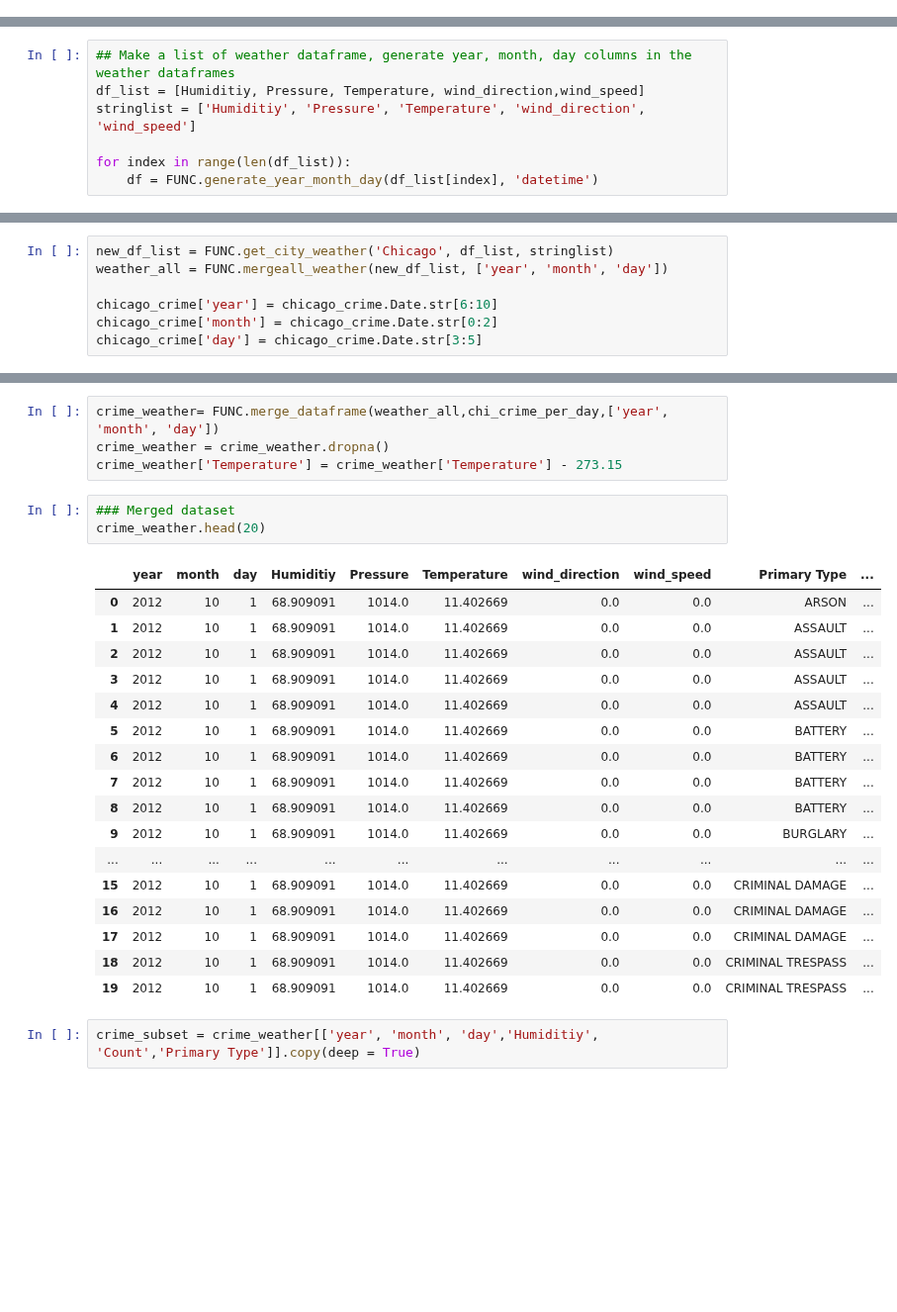
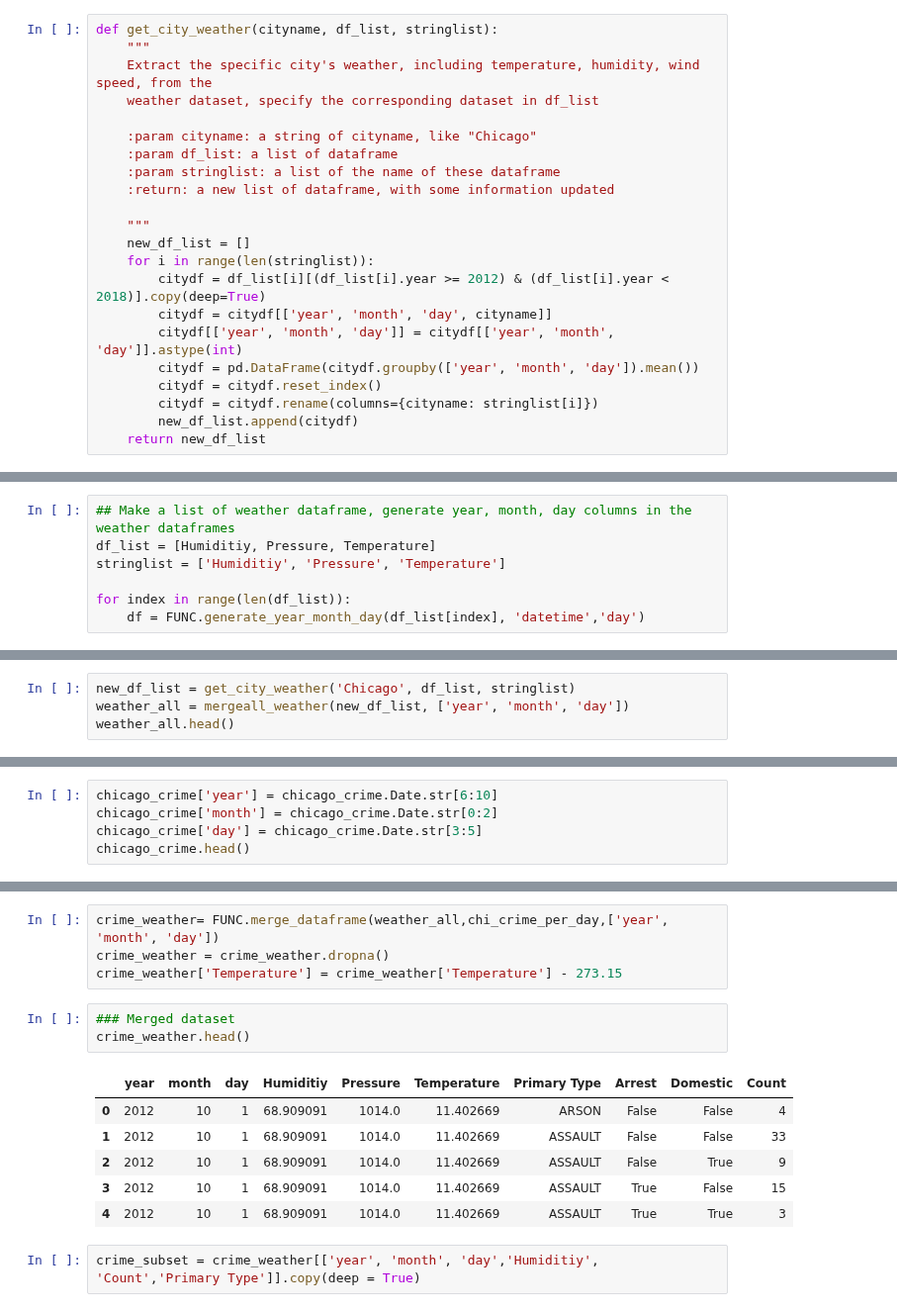
Before and after one commit to AprilW048/Final_Project, a Jupyter notebook: Weatherindex_and_Crime.ipynb, the cells around one changed output, grey strips where cells are left out. Shown at 99% size. Saved outputs shown, nothing was run; the diff lists cells and outputs as text; blank space fills up the shorter version.

```diff
--- a/Weatherindex_and_Crime.ipynb
+++ b/Weatherindex_and_Crime.ipynb
@@ -40,3 +58,25 @@ import FUNC
+# %%
+def get_city_weather(cityname, df_list, stringlist):
+    """
+    Extract the specific city's weather, including temperature, humidity, wind speed, from the
+    weather dataset, specify the corresponding dataset in df_list
+
+    :param cityname: a string of cityname, like "Chicago"
+    :param df_list: a list of dataframe
+    :param stringlist: a list of the name of these dataframe
+    :return: a new list of dataframe, with some information updated
+
+    """
+    new_df_list = []
+    for i in range(len(stringlist)):
+        citydf = df_list[i][(df_list[i].year >= 2012) & (df_list[i].year < 2018)].copy(deep=True)
+        citydf = citydf[['year', 'month', 'day', cityname]]
+        citydf[['year', 'month', 'day']] = citydf[['year', 'month', 'day']].astype(int)
+        citydf = pd.DataFrame(citydf.groupby(['year', 'month', 'day']).mean())
+        citydf = citydf.reset_index()
+        citydf = citydf.rename(columns={cityname: stringlist[i]})
+        new_df_list.append(citydf)
+    return new_df_list
 # %%
 ###Read data used to prove hypothesis 1
 
@@ -49,11 +86,11 @@ wind_speed = FUNC.read_indata('./historical-hourly-weather-data/wind_speed.csv')
 chicago_crime = FUNC.read_indata('./Chicago_crime_2012-2017.csv')
 # %%
 ## Make a list of weather dataframe, generate year, month, day columns in the weather dataframes
-df_list = [Humiditiy, Pressure, Temperature, wind_direction,wind_speed]
-stringlist = ['Humiditiy', 'Pressure', 'Temperature', 'wind_direction', 'wind_speed']
+df_list = [Humiditiy, Pressure, Temperature]
+stringlist = ['Humiditiy', 'Pressure', 'Temperature']
 
 for index in range(len(df_list)):
-    df = FUNC.generate_year_month_day(df_list[index], 'datetime')
+    df = FUNC.generate_year_month_day(df_list[index], 'datetime','day')
 # %%
 Humiditiy.head()
 # %% [output]
@@ -64,3 +101,7 @@ Humiditiy.head()
 | 3 | 2012-10-01 15:00:00 | 76.0 | 80.0 | 86.0 | 80.0 | 88.0 | 81.0 | 21.0 | 23.0 | ... |
 | 4 | 2012-10-01 16:00:00 | 77.0 | 80.0 | 85.0 | 79.0 | 88.0 | 81.0 | 21.0 | 23.0 | ... |
 5 rows × 40 columns
+# %%
+new_df_list = get_city_weather('Chicago', df_list, stringlist)
+weather_all = mergeall_weather(new_df_list, ['year', 'month', 'day'])
+weather_all.head()
@@ -67,7 +115,5 @@ Humiditiy.head()
 # %%
-new_df_list = FUNC.get_city_weather('Chicago', df_list, stringlist)
-weather_all = FUNC.mergeall_weather(new_df_list, ['year', 'month', 'day'])
-
 chicago_crime['year'] = chicago_crime.Date.str[6:10]
 chicago_crime['month'] = chicago_crime.Date.str[0:2]
 chicago_crime['day'] = chicago_crime.Date.str[3:5]
+chicago_crime.head()
@@ -112,25 +145,14 @@ crime_weather = crime_weather.dropna()
 crime_weather['Temperature'] = crime_weather['Temperature'] - 273.15
 # %%
 ### Merged dataset
-crime_weather.head(20)
+crime_weather.head()
 # %% [output]
-|  | year | month | day | Humiditiy | Pressure | Temperature | wind_direction | wind_speed | Primary Type | ... |
-| 0 | 2012 | 10 | 1 | 68.909091 | 1014.0 | 11.402669 | 0.0 | 0.0 | ARSON | ... |
-| 1 | 2012 | 10 | 1 | 68.909091 | 1014.0 | 11.402669 | 0.0 | 0.0 | ASSAULT | ... |
-| 2 | 2012 | 10 | 1 | 68.909091 | 1014.0 | 11.402669 | 0.0 | 0.0 | ASSAULT | ... |
-| 3 | 2012 | 10 | 1 | 68.909091 | 1014.0 | 11.402669 | 0.0 | 0.0 | ASSAULT | ... |
-| 4 | 2012 | 10 | 1 | 68.909091 | 1014.0 | 11.402669 | 0.0 | 0.0 | ASSAULT | ... |
-| 5 | 2012 | 10 | 1 | 68.909091 | 1014.0 | 11.402669 | 0.0 | 0.0 | BATTERY | ... |
-| 6 | 2012 | 10 | 1 | 68.909091 | 1014.0 | 11.402669 | 0.0 | 0.0 | BATTERY | ... |
-| 7 | 2012 | 10 | 1 | 68.909091 | 1014.0 | 11.402669 | 0.0 | 0.0 | BATTERY | ... |
-| 8 | 2012 | 10 | 1 | 68.909091 | 1014.0 | 11.402669 | 0.0 | 0.0 | BATTERY | ... |
-| 9 | 2012 | 10 | 1 | 68.909091 | 1014.0 | 11.402669 | 0.0 | 0.0 | BURGLARY | ... |
-| ... | ... | ... | ... | ... | ... | ... | ... | ... | ... | ... |
-| 15 | 2012 | 10 | 1 | 68.909091 | 1014.0 | 11.402669 | 0.0 | 0.0 | CRIMINAL DAMAGE | ... |
-| 16 | 2012 | 10 | 1 | 68.909091 | 1014.0 | 11.402669 | 0.0 | 0.0 | CRIMINAL DAMAGE | ... |
-| 17 | 2012 | 10 | 1 | 68.909091 | 1014.0 | 11.402669 | 0.0 | 0.0 | CRIMINAL DAMAGE | ... |
-| 18 | 2012 | 10 | 1 | 68.909091 | 1014.0 | 11.402669 | 0.0 | 0.0 | CRIMINAL TRESPASS | ... |
-| 19 | 2012 | 10 | 1 | 68.909091 | 1014.0 | 11.402669 | 0.0 | 0.0 | CRIMINAL TRESPASS | ... |
+|  | year | month | day | Humiditiy | Pressure | Temperature | Primary Type | Arrest | Domestic | Count |
+| 0 | 2012 | 10 | 1 | 68.909091 | 1014.0 | 11.402669 | ARSON | False | False | 4 |
+| 1 | 2012 | 10 | 1 | 68.909091 | 1014.0 | 11.402669 | ASSAULT | False | False | 33 |
+| 2 | 2012 | 10 | 1 | 68.909091 | 1014.0 | 11.402669 | ASSAULT | False | True | 9 |
+| 3 | 2012 | 10 | 1 | 68.909091 | 1014.0 | 11.402669 | ASSAULT | True | False | 15 |
+| 4 | 2012 | 10 | 1 | 68.909091 | 1014.0 | 11.402669 | ASSAULT | True | True | 3 |
 # %%
 crime_subset = crime_weather[['year', 'month', 'day','Humiditiy', 'Count','Primary Type']].copy(deep = True)
 # %%
```
Also changed, not shown: parts of 30 cells of this notebook.
